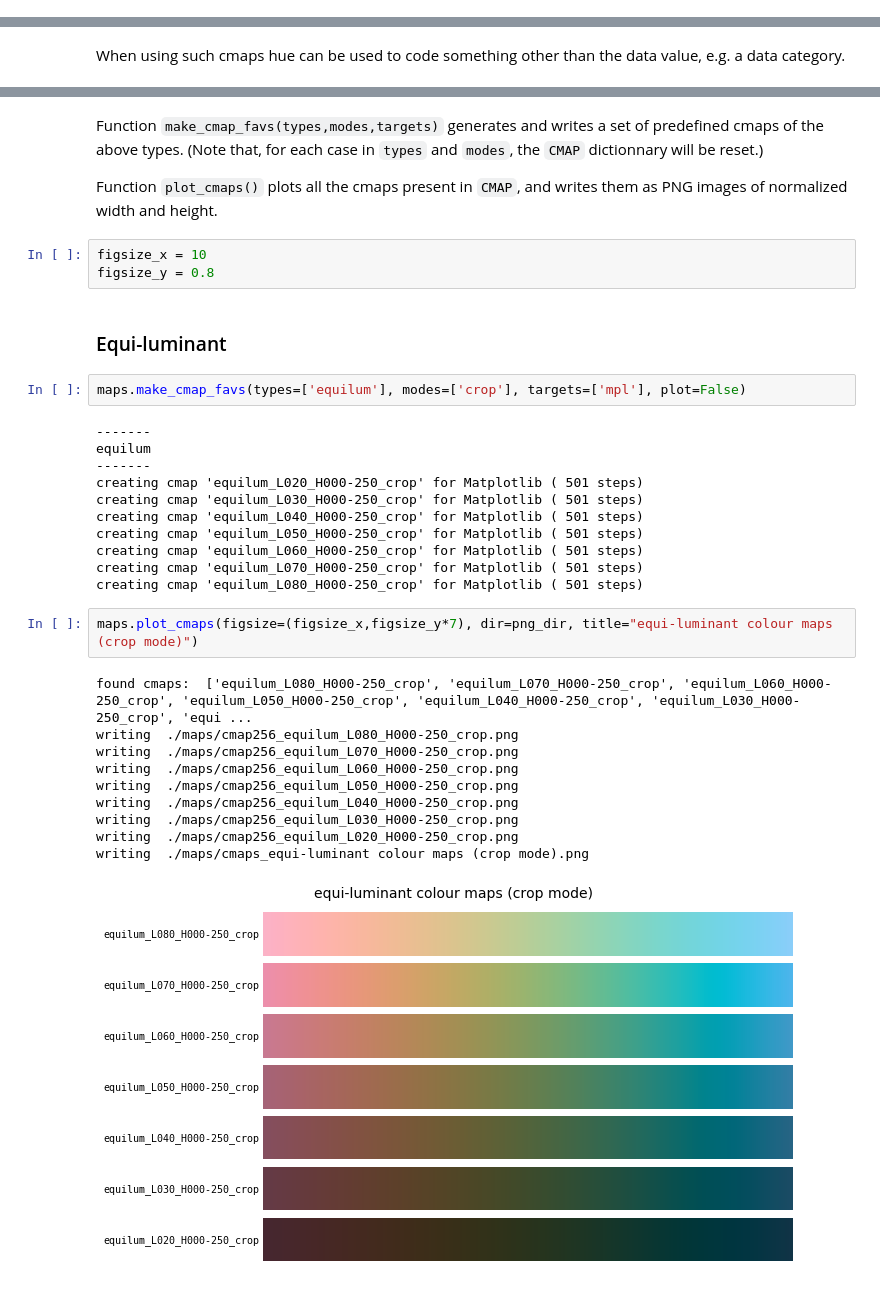
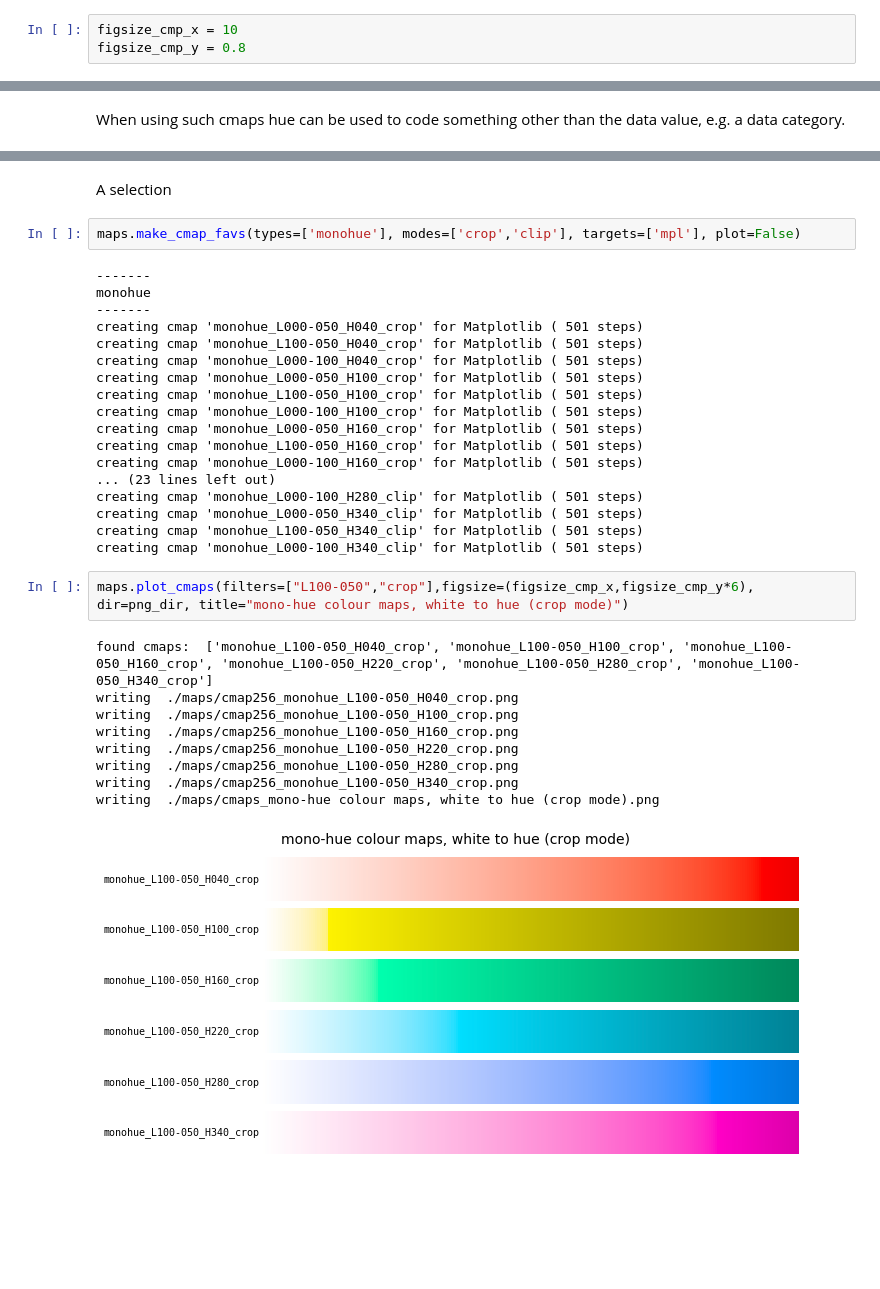
Before and after one commit to gillesferrand/colourspace, a Jupyter notebook: 5. cmaps.ipynb, the cells around one changed output, grey strips where cells are left out. Saved outputs shown, nothing was run; the diff lists cells and outputs as text; blank space fills up the shorter version.

Commit message:
reworked tutorial on cmaps, and added helix case study

````diff
--- a/5. cmaps.ipynb
+++ b/5. cmaps.ipynb
@@ -26,3 +71,6 @@ png_dir = "./maps"
+# %%
+figsize_cmp_x = 10
+figsize_cmp_y = 0.8
 # %% [markdown]
 ## Equi-luminant cmaps
 # %% [markdown]
@@ -149,35 +291,34 @@ When using such cmaps hue can be used to code something other than the data valu
-# %% [markdown]
-Function ```make_cmap_favs(types,modes,targets)``` generates and writes a set of predefined cmaps of the above types. (Note that, for each case in ```types``` and ```modes```, the ```CMAP``` dictionnary will be reset.)
-
-Function ```plot_cmaps()``` plots all the cmaps present in ```CMAP```, and writes them as PNG images of normalized width and height.
-# %%
-figsize_x = 10
-figsize_y = 0.8
-# %% [markdown]
-### Equi-luminant
+# %% [markdown]
+A selection
 # %%
-maps.make_cmap_favs(types=['equilum'], modes=['crop'], targets=['mpl'], plot=False)
+maps.make_cmap_favs(types=['monohue'], modes=['crop','clip'], targets=['mpl'], plot=False)
 # %% [output]
 -------
-equilum
+monohue
 -------
-creating cmap 'equilum_L020_H000-250_crop' for Matplotlib ( 501 steps)
-creating cmap 'equilum_L030_H000-250_crop' for Matplotlib ( 501 steps)
-creating cmap 'equilum_L040_H000-250_crop' for Matplotlib ( 501 steps)
-creating cmap 'equilum_L050_H000-250_crop' for Matplotlib ( 501 steps)
-creating cmap 'equilum_L060_H000-250_crop' for Matplotlib ( 501 steps)
-creating cmap 'equilum_L070_H000-250_crop' for Matplotlib ( 501 steps)
-creating cmap 'equilum_L080_H000-250_crop' for Matplotlib ( 501 steps)
+creating cmap 'monohue_L000-050_H040_crop' for Matplotlib ( 501 steps)
+creating cmap 'monohue_L100-050_H040_crop' for Matplotlib ( 501 steps)
+creating cmap 'monohue_L000-100_H040_crop' for Matplotlib ( 501 steps)
+creating cmap 'monohue_L000-050_H100_crop' for Matplotlib ( 501 steps)
+creating cmap 'monohue_L100-050_H100_crop' for Matplotlib ( 501 steps)
+creating cmap 'monohue_L000-100_H100_crop' for Matplotlib ( 501 steps)
+creating cmap 'monohue_L000-050_H160_crop' for Matplotlib ( 501 steps)
+creating cmap 'monohue_L100-050_H160_crop' for Matplotlib ( 501 steps)
+creating cmap 'monohue_L000-100_H160_crop' for Matplotlib ( 501 steps)
+... (23 lines left out)
+creating cmap 'monohue_L000-100_H280_clip' for Matplotlib ( 501 steps)
+creating cmap 'monohue_L000-050_H340_clip' for Matplotlib ( 501 steps)
+creating cmap 'monohue_L100-050_H340_clip' for Matplotlib ( 501 steps)
+creating cmap 'monohue_L000-100_H340_clip' for Matplotlib ( 501 steps)
 # %%
-maps.plot_cmaps(figsize=(figsize_x,figsize_y*7), dir=png_dir, title="equi-luminant colour maps (crop mode)")
+maps.plot_cmaps(filters=["L100-050","crop"],figsize=(figsize_cmp_x,figsize_cmp_y*6), dir=png_dir, title="mono-hue colour maps, white to hue (crop mode)")
 # %% [output]
-found cmaps:  ['equilum_L080_H000-250_crop', 'equilum_L070_H000-250_crop', 'equilum_L060_H000-250_crop', 'equilum_L050_H000-250_crop', 'equilum_L040_H000-250_crop', 'equilum_L030_H000-250_crop', 'equi ...
-writing  ./maps/cmap256_equilum_L080_H000-250_crop.png
-writing  ./maps/cmap256_equilum_L070_H000-250_crop.png
-writing  ./maps/cmap256_equilum_L060_H000-250_crop.png
-writing  ./maps/cmap256_equilum_L050_H000-250_crop.png
-writing  ./maps/cmap256_equilum_L040_H000-250_crop.png
-writing  ./maps/cmap256_equilum_L030_H000-250_crop.png
-writing  ./maps/cmap256_equilum_L020_H000-250_crop.png
-writing  ./maps/cmaps_equi-luminant colour maps (crop mode).png
+found cmaps:  ['monohue_L100-050_H040_crop', 'monohue_L100-050_H100_crop', 'monohue_L100-050_H160_crop', 'monohue_L100-050_H220_crop', 'monohue_L100-050_H280_crop', 'monohue_L100-050_H340_crop']
+writing  ./maps/cmap256_monohue_L100-050_H040_crop.png
+writing  ./maps/cmap256_monohue_L100-050_H100_crop.png
+writing  ./maps/cmap256_monohue_L100-050_H160_crop.png
+writing  ./maps/cmap256_monohue_L100-050_H220_crop.png
+writing  ./maps/cmap256_monohue_L100-050_H280_crop.png
+writing  ./maps/cmap256_monohue_L100-050_H340_crop.png
+writing  ./maps/cmaps_mono-hue colour maps, white to hue (crop mode).png
-[figure, old version]
+[figure, new version]
````
Also changed, not shown: parts of 48 cells of this notebook, 2 other files.
